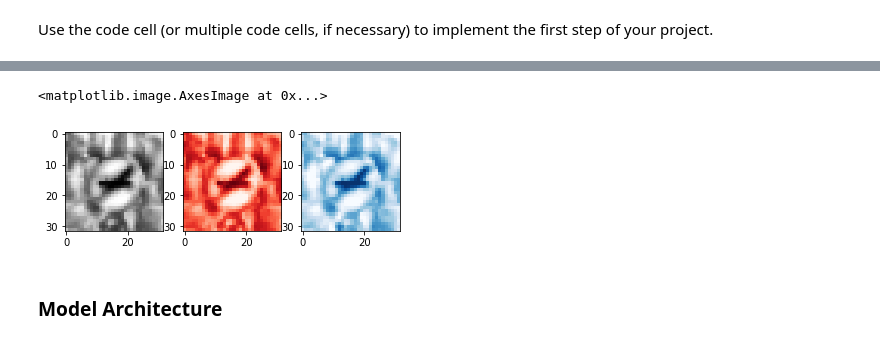
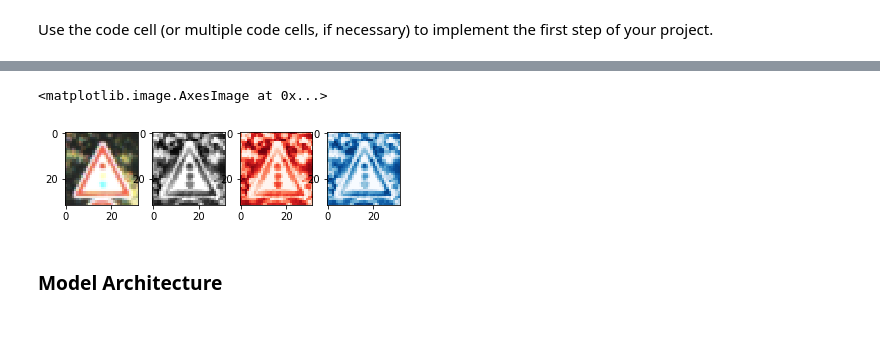
Before and after one commit to ShikaSD/CarND-Traffic-Sign-Classifier-Project, a Jupyter notebook: Traffic_Sign_Classifier.ipynb, the cells around one changed output, grey strips where cells are left out. Saved outputs shown, nothing was run; the diff lists cells and outputs as text; code cells hidden in the pictures.

Commit message:
Add graphs and visuals

```diff
--- a/Traffic_Sign_Classifier.ipynb
+++ b/Traffic_Sign_Classifier.ipynb
@@ -85,9 +85,10 @@ import cv2
 # Visualizations will be shown in the notebook.
 %matplotlib inline
 
-y_list = list(y_train)
-X_list = list(X_train)
-number_of_items = [y_list.count(x) for x in range(0, n_classes)]
-plt.plot(range(0, n_classes), number_of_items, 'ro')
+X_original = list(X_train)
+y_original = list(y_train)
+number_of_items = [y_original.count(x) for x in range(0, n_classes)]
+plt.axis([-1, n_classes, 0, max(number_of_items)])
+plt.bar(range(0, n_classes), number_of_items, 0.7)
 plt.show()
 # %% [output]
@@ -195,22 +190,26 @@ def preprocess(source):
 
     return np.array(dst)
 # %%
-X_train = preprocess(X_list)
+
+X_train = preprocess(X_train)
 X_valid = preprocess(X_valid)
 X_test  = preprocess(X_test)
 
 image = X_train[index]
+original_image = X_original[index]
 
 figure = plt.figure()
-sp = figure.add_subplot(1, 3, 1)
+sp = figure.add_subplot(1, 4, 1)
+sp.imshow(original_image)
+sp = figure.add_subplot(1, 4, 2)
 sp.imshow(image[:, :, 0], cmap='gray')
-sp = figure.add_subplot(1, 3, 2)
+sp = figure.add_subplot(1, 4, 3)
 sp.imshow(255 - image[:, :, 1], cmap='Reds')
-sp = figure.add_subplot(1, 3, 3)
+sp = figure.add_subplot(1, 4, 4)
 sp.imshow(255 - image[:, :, 2], cmap='Blues')
 # %% [output]
 <matplotlib.image.AxesImage at 0x...>
-[figure, old version]
+[figure, new version]
 # %% [markdown]
 ### Model Architecture
 # %%
```
Also changed, not shown: parts of 11 cells of this notebook.
